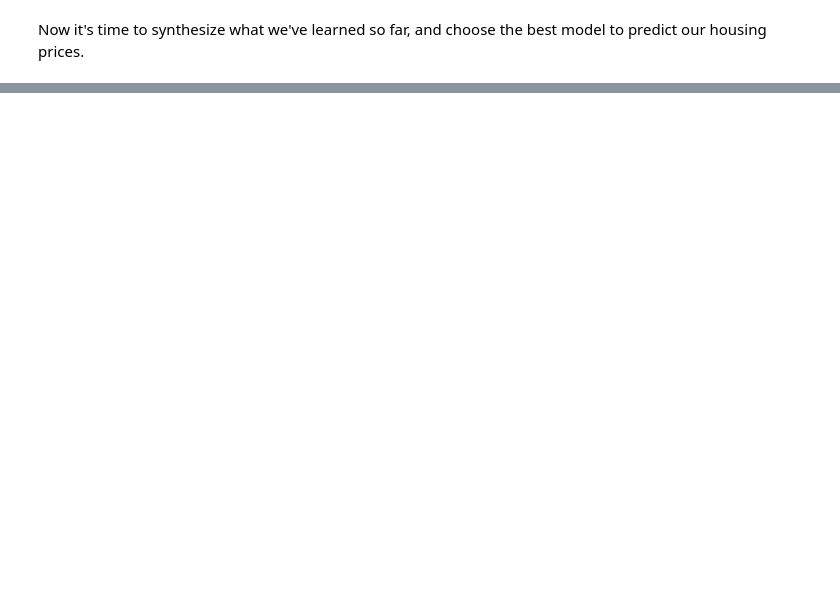
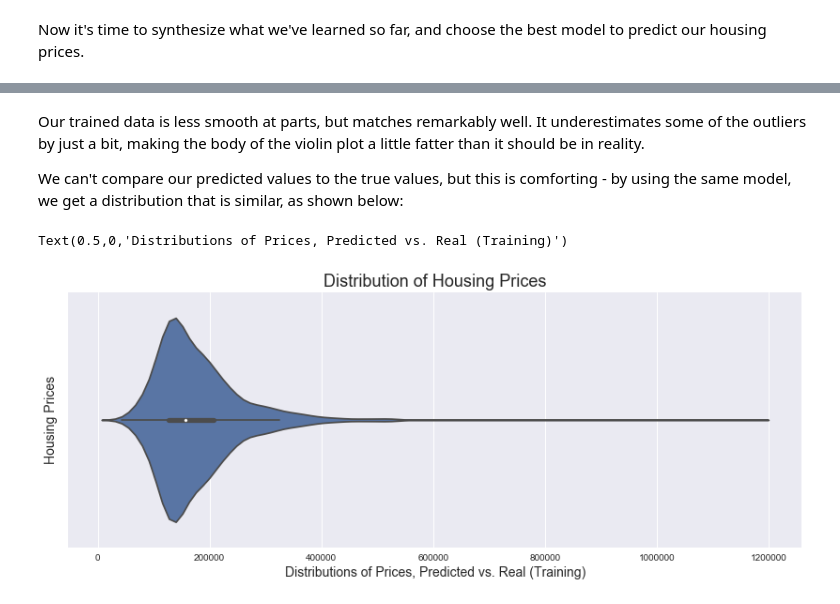
Before and after one commit to jhigbee2/byu_econ_applied_machine_learning, a Jupyter notebook: homeworks/213_hw_2.ipynb, the cells around one changed output, grey strips where cells are left out. Drawn from its saved outputs; the diff is of its cells as text; code cells hidden in the pictures; blank space fills up the shorter version.

```diff
--- a/homeworks/213_hw_2.ipynb
+++ b/homeworks/213_hw_2.ipynb
@@ -530,0 +628,3 @@ Same as before - lots of uncleaned data. We'll use the same cleaning process as
+# %%
+test_predictions = enet.predict(sc_X_test1)
+test_predictions = np.exp(test_predictions)
@@ -530,0 +644,15 @@ Same as before - lots of uncleaned data. We'll use the same cleaning process as
+# %% [markdown]
+Our trained data is less smooth at parts, but matches remarkably well. It underestimates some of the outliers by just a bit, making the body of the violin plot a little fatter than it should be in reality.
+
+We can't compare our predicted values to the true values, but this is comforting - by using the same model, we get a distribution that is similar, as shown below:
+# %%
+prediction_df = pd.DataFrame({'Testing Predictions': test_predictions})
+
+f, ax = plt.subplots(figsize = (14,5))
+ax.set_title("Distribution of Housing Prices", fontsize = 18)
+sns.violinplot(x = prediction_df, ax = ax)
+plt.ylabel("Housing Prices", fontsize = 14)
+plt.xlabel("Distributions of Prices, Predicted vs. Real (Training)", fontsize = 14)
+# %% [output]
+Text(0.5,0,'Distributions of Prices, Predicted vs. Real (Training)')
+[figure, added]
```
Also changed, not shown: parts of 63 cells of this notebook.
